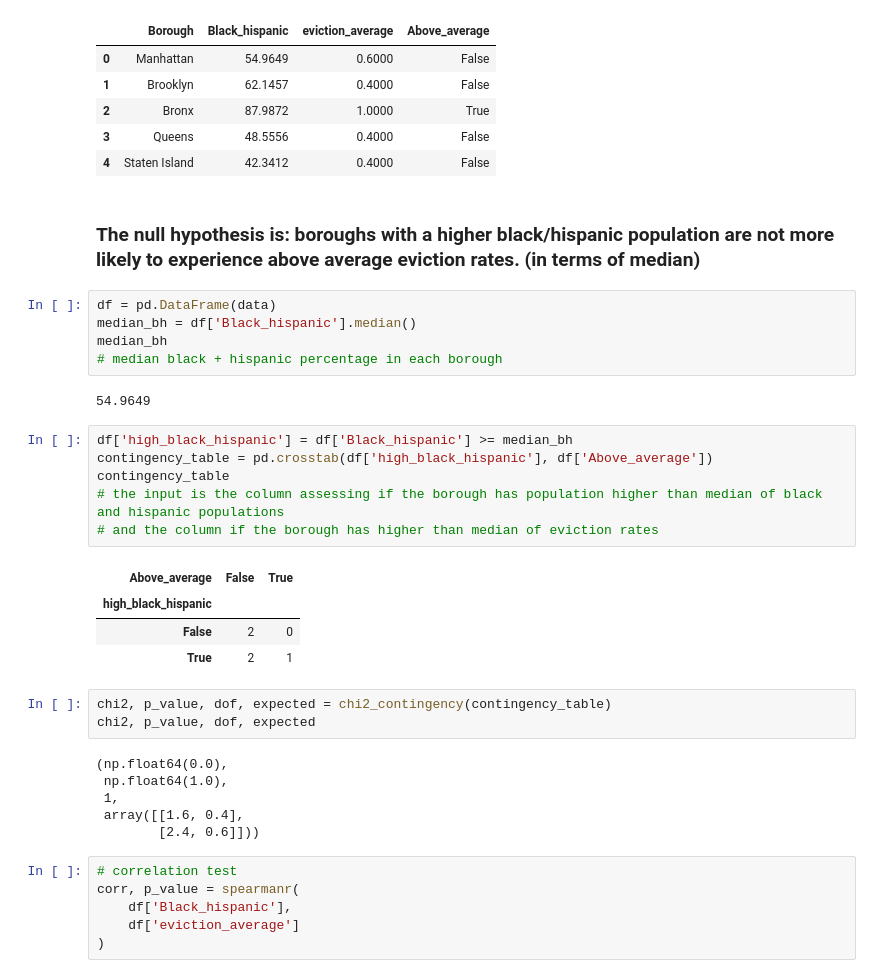
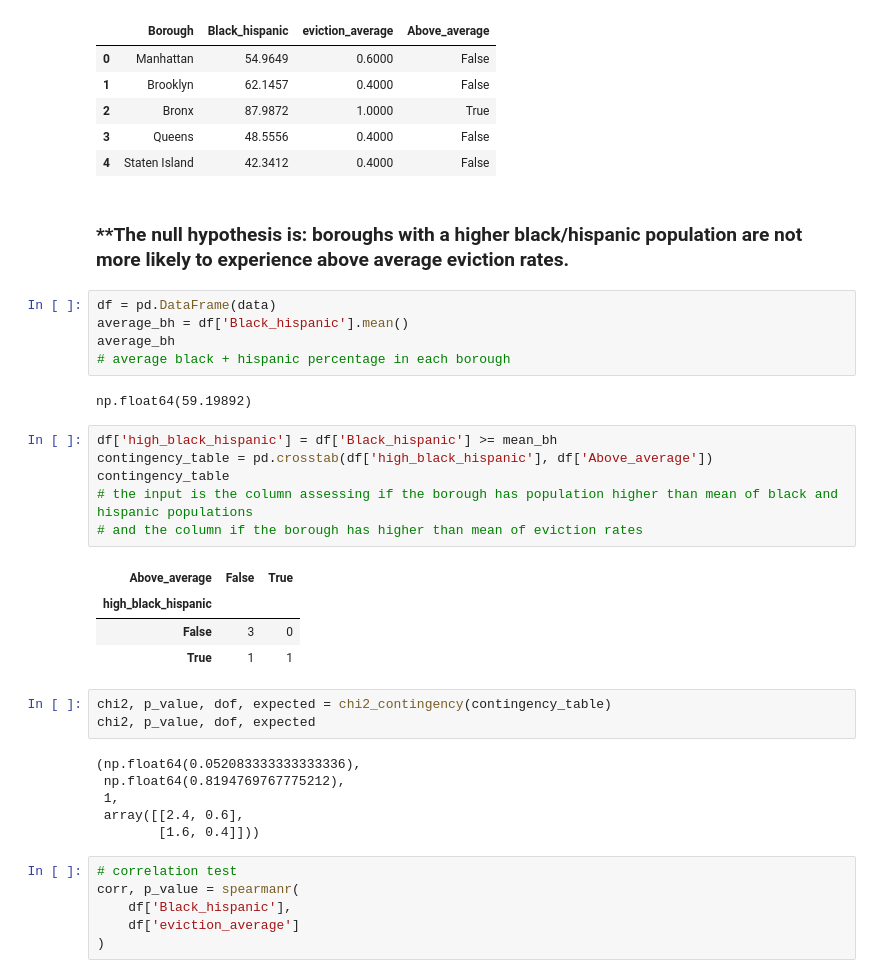
Before and after one commit to simaoalicechen/NYC_Landlord_Behavior_Analysis_Project, a Jupyter notebook: Part_4.1_Prepare_for_Excel_Borough_Level.ipynb, the cells around one changed output. Saved outputs shown, nothing was run; the diff lists cells and outputs as text.

```diff
--- a/Part_4.1_Prepare_for_Excel_Borough_Level.ipynb
+++ b/Part_4.1_Prepare_for_Excel_Borough_Level.ipynb
@@ -993,34 +992,34 @@ df
 | 3 | Queens | 48.5556 | 0.4000 | False |
 | 4 | Staten Island | 42.3412 | 0.4000 | False |
 # %% [markdown]
-### **The null hypothesis is: boroughs with a higher black/hispanic population are not more likely to experience above average eviction rates. (in terms of median)**
+### **The null hypothesis is: boroughs with a higher black/hispanic population are not more likely to experience above average eviction rates.
 # %%
 df = pd.DataFrame(data)
-median_bh = df['Black_hispanic'].median()
-median_bh
-# median black + hispanic percentage in each borough
+average_bh = df['Black_hispanic'].mean()
+average_bh
+# average black + hispanic percentage in each borough
 # %% [output]
-54.9649
+np.float64(59.19892)
 # %%
-df['high_black_hispanic'] = df['Black_hispanic'] >= median_bh
+df['high_black_hispanic'] = df['Black_hispanic'] >= mean_bh
 contingency_table = pd.crosstab(df['high_black_hispanic'], df['Above_average'])
 contingency_table
-# the input is the column assessing if the borough has population higher than median of black and hispanic populations
-# and the column if the borough has higher than median of eviction rates
+# the input is the column assessing if the borough has population higher than mean of black and hispanic populations
+# and the column if the borough has higher than mean of eviction rates
 # %% [output]
 | Above_average | False | True |
 | high_black_hispanic |  |  |
-| False | 2 | 0 |
-| True | 2 | 1 |
+| False | 3 | 0 |
+| True | 1 | 1 |
 # %%
 chi2, p_value, dof, expected = chi2_contingency(contingency_table)
 chi2, p_value, dof, expected
 # %% [output]
-(np.float64(0.0),
- np.float64(1.0),
+(np.float64(0.052083333333333336),
+ np.float64(0.8194769767775212),
  1,
- array([[1.6, 0.4],
-        [2.4, 0.6]]))
+ array([[2.4, 0.6],
+        [1.6, 0.4]]))
 # %%
 # correlation test
 corr, p_value = spearmanr(
```
Also changed, not shown: parts of 11 cells of this notebook.
